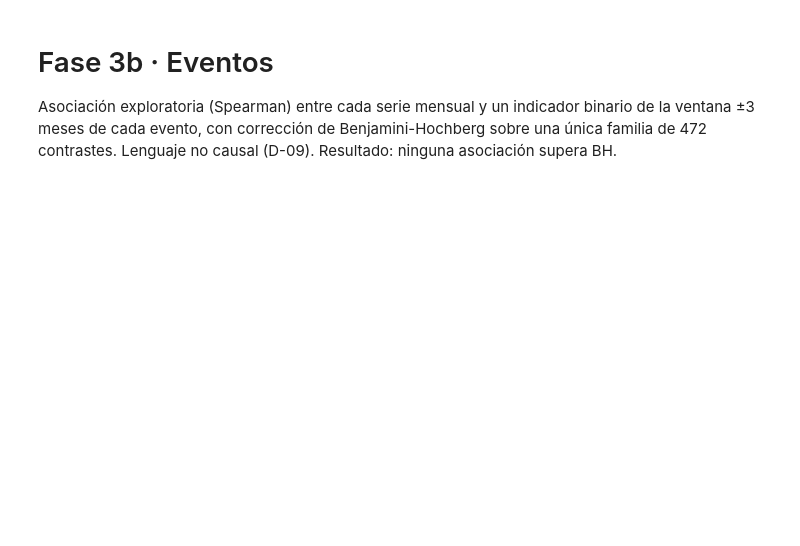
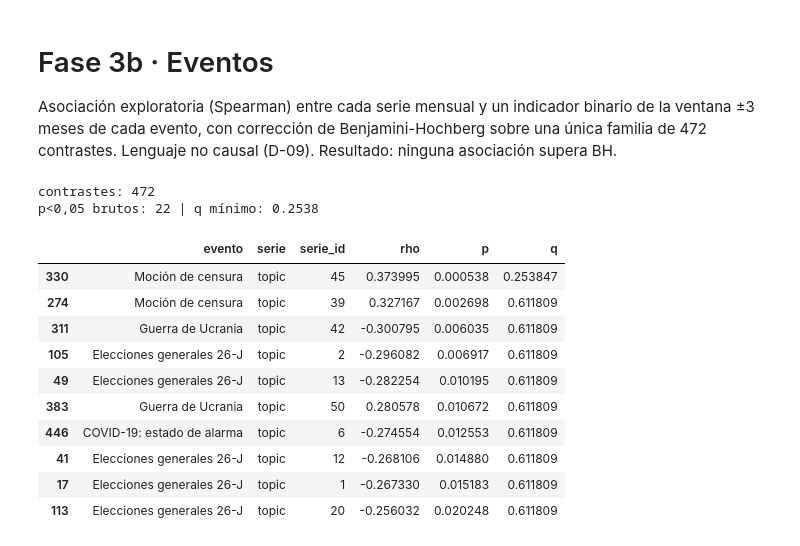
Before and after one commit to V4ler9/hemiciclo-nlp, a Jupyter notebook: notebooks/03_eventos.ipynb, the cells around one changed output. Drawn from its saved outputs; the diff is of its cells as text; code cells hidden in the pictures; blank space fills up the shorter version.

```diff
--- a/notebooks/03_eventos.ipynb
+++ b/notebooks/03_eventos.ipynb
@@ -5,10 +16,28 @@ Asociación exploratoria (Spearman) entre cada serie mensual y un indicador bina
 # %%
 import pandas as pd
-
 from src.utils.config import PROJECT_ROOT
 
-relations = pd.read_csv(PROJECT_ROOT / 'reports/tables/eventos_relaciones.csv')
-print('contrastes:', len(relations))
-print('p<0,05 brutos:', int((relations['p'] < 0.05).sum()), '| q mínimo:', round(relations['q'].min(), 4))
-relations.nsmallest(10, 'p')[['evento', 'serie', 'serie_id', 'rho', 'p', 'q']]
+relations = pd.read_csv(PROJECT_ROOT / "reports/tables/eventos_relaciones.csv")
+print("contrastes:", len(relations))
+print(
+    "p<0,05 brutos:",
+    int((relations["p"] < 0.05).sum()),
+    "| q mínimo:",
+    round(relations["q"].min(), 4),
+)
+relations.nsmallest(10, "p")[["evento", "serie", "serie_id", "rho", "p", "q"]]
+# %% [output]
+contrastes: 472
+p<0,05 brutos: 22 | q mínimo: 0.2538
+|  | evento | serie | serie_id | rho | p | q |
+| 330 | Moción de censura | topic | 45 | 0.373995 | 0.000538 | 0.253847 |
+| 274 | Moción de censura | topic | 39 | 0.327167 | 0.002698 | 0.611809 |
+| 311 | Guerra de Ucrania | topic | 42 | -0.300795 | 0.006035 | 0.611809 |
+| 105 | Elecciones generales 26-J | topic | 2 | -0.296082 | 0.006917 | 0.611809 |
+| 49 | Elecciones generales 26-J | topic | 13 | -0.282254 | 0.010195 | 0.611809 |
+| 383 | Guerra de Ucrania | topic | 50 | 0.280578 | 0.010672 | 0.611809 |
+| 446 | COVID-19: estado de alarma | topic | 6 | -0.274554 | 0.012553 | 0.611809 |
+| 41 | Elecciones generales 26-J | topic | 12 | -0.268106 | 0.014880 | 0.611809 |
+| 17 | Elecciones generales 26-J | topic | 1 | -0.267330 | 0.015183 | 0.611809 |
+| 113 | Elecciones generales 26-J | topic | 20 | -0.256032 | 0.020248 | 0.611809 |
 # %%
```
Also changed, not shown: parts of 3 cells of this notebook, 4 other files.
